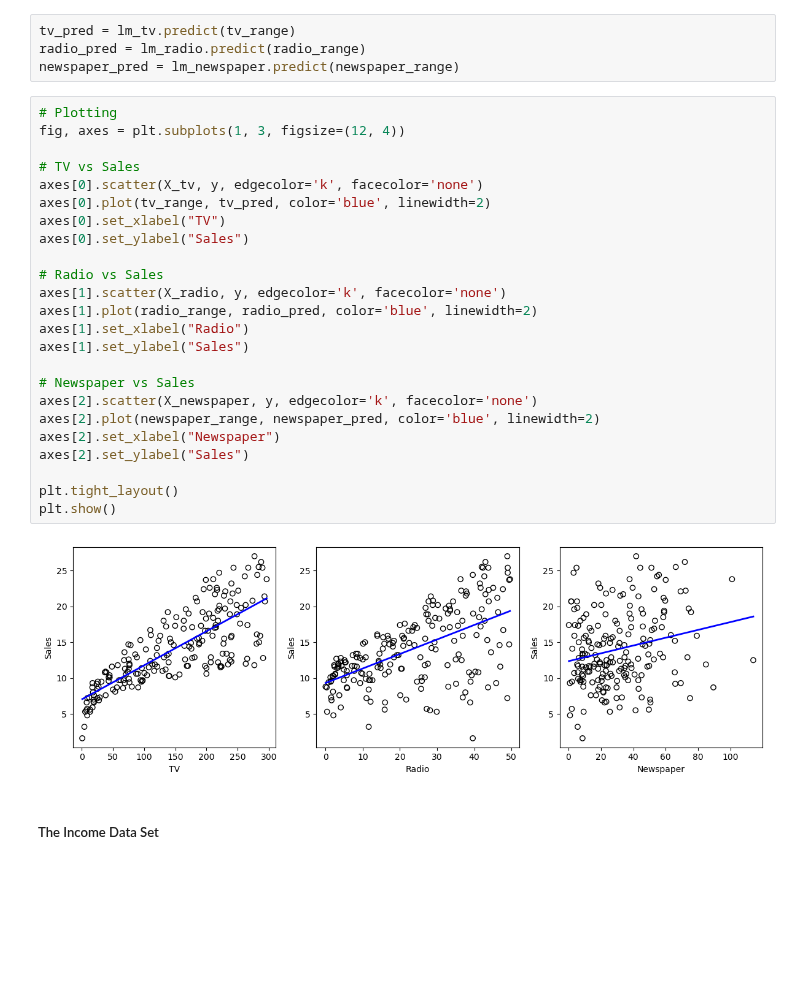
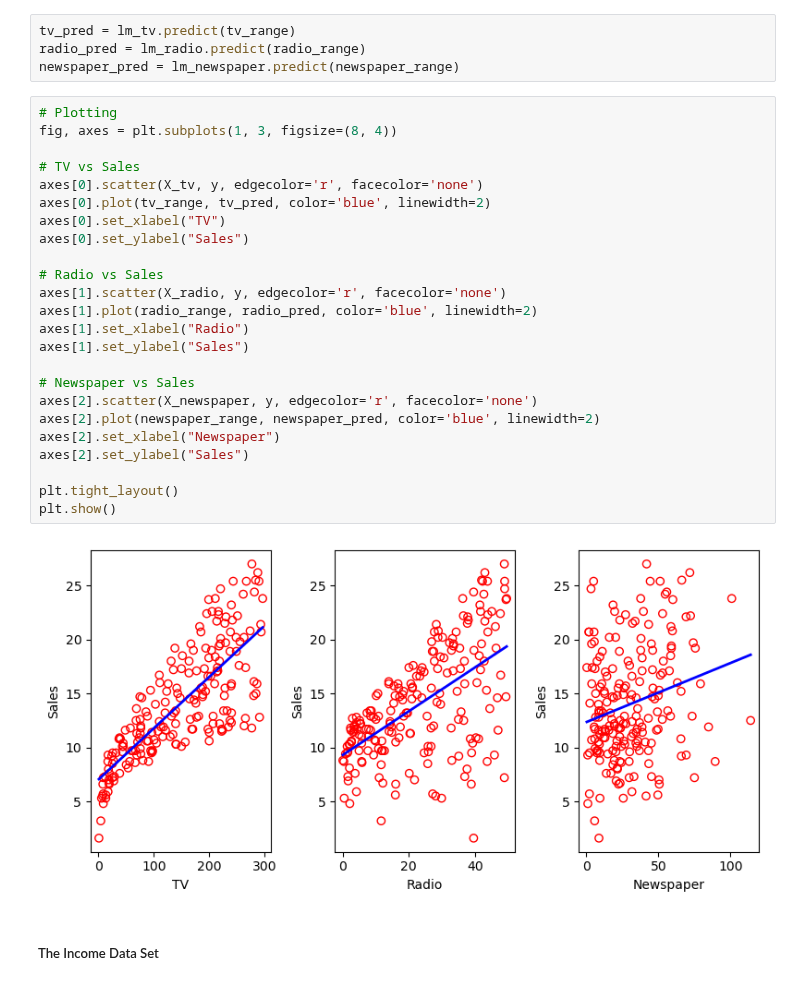
Before and after one commit to zozoking101/An-Introduction-to-Statistical-Learning-with-Applications-in-Python, a Jupyter notebook: 2_Statistical_Learning/Chapter_2.ipynb, the cells around one changed output. Saved outputs shown, nothing was run; the diff lists cells and outputs as text; blank space fills up the shorter version.

```diff
--- a/2_Statistical_Learning/Chapter_2.ipynb
+++ b/2_Statistical_Learning/Chapter_2.ipynb
@@ -47,30 +46,30 @@ radio_pred = lm_radio.predict(radio_range)
 newspaper_pred = lm_newspaper.predict(newspaper_range)
 # %%
 # Plotting
-fig, axes = plt.subplots(1, 3, figsize=(12, 4))
+fig, axes = plt.subplots(1, 3, figsize=(8, 4))
 
 # TV vs Sales
-axes[0].scatter(X_tv, y, edgecolor='k', facecolor='none')
+axes[0].scatter(X_tv, y, edgecolor='r', facecolor='none')
 axes[0].plot(tv_range, tv_pred, color='blue', linewidth=2)
 axes[0].set_xlabel("TV")
 axes[0].set_ylabel("Sales")
 
 # Radio vs Sales
-axes[1].scatter(X_radio, y, edgecolor='k', facecolor='none')
+axes[1].scatter(X_radio, y, edgecolor='r', facecolor='none')
 axes[1].plot(radio_range, radio_pred, color='blue', linewidth=2)
 axes[1].set_xlabel("Radio")
 axes[1].set_ylabel("Sales")
 
 # Newspaper vs Sales
-axes[2].scatter(X_newspaper, y, edgecolor='k', facecolor='none')
+axes[2].scatter(X_newspaper, y, edgecolor='r', facecolor='none')
 axes[2].plot(newspaper_range, newspaper_pred, color='blue', linewidth=2)
 axes[2].set_xlabel("Newspaper")
 axes[2].set_ylabel("Sales")
 
 plt.tight_layout()
 plt.show()
 # %% [output]
-[figure, old version]
+[figure, new version]
 # %% [markdown]
 ##### The Income Data Set
 # %%
```
Also changed, not shown: parts of 19 cells of this notebook, 2 other files.
